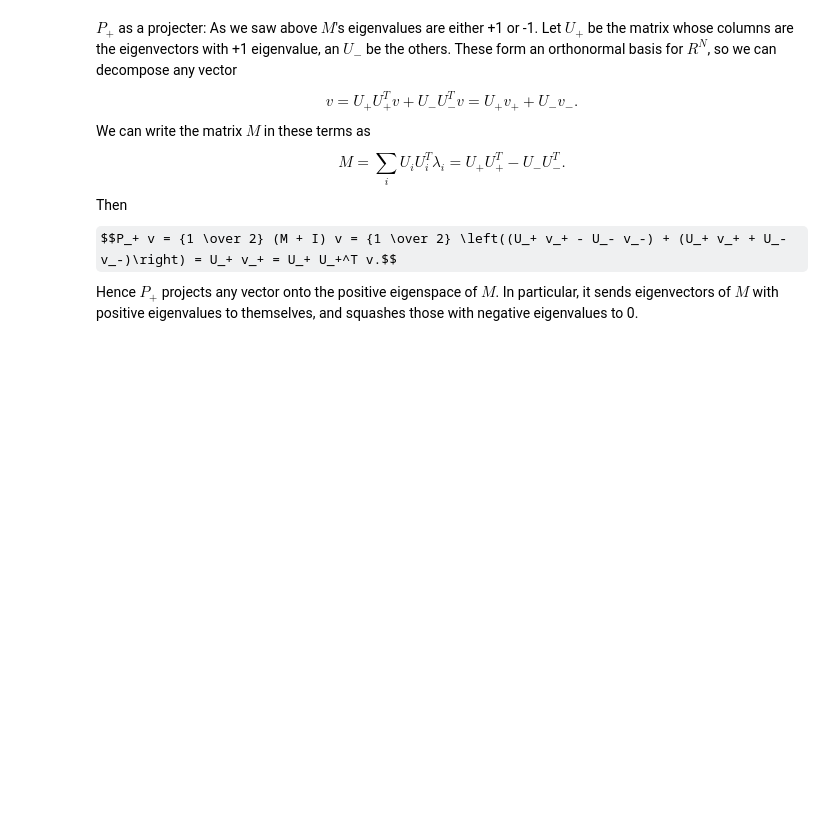
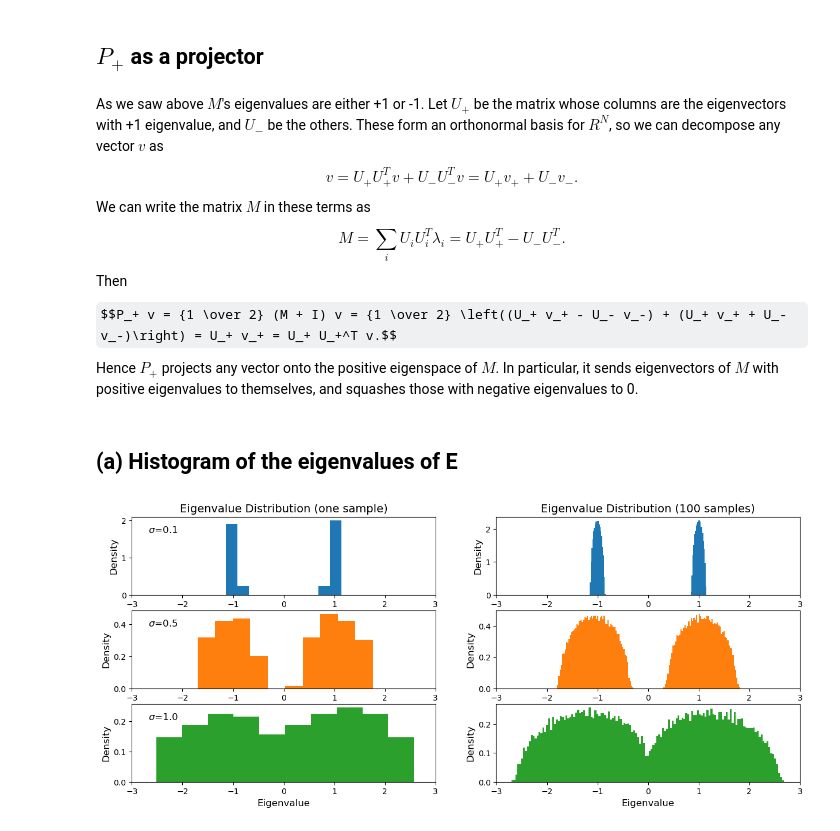
Before and after one commit to stootoon/first-course-rmt, a Jupyter notebook: Ex1_2_4.ipynb, the cells around one changed output. Cells and saved outputs as stored; diff of their text form; code cells hidden in the pictures; some formulas as TeX source; blank space fills up the shorter version.

```diff
--- a/Ex1_2_4.ipynb
+++ b/Ex1_2_4.ipynb
@@ -21,5 +23,37 @@ def gen_wigner_sym(N, sd):
   return sd * (H + H.T)/np.sqrt(2*N)
 # %%
 W = gen_wigner_sym(100, 0.1)
+# %% [markdown]
+## $P_+$ as a projector
 # %% [markdown]
-$P_+$ as a projecter: As we saw above $M$'s eigenvalues are either +1 or -1. Let $U_+$ be the matrix whose columns are the eigenvectors with +1 eigenvalue, an $U_-$ be the others. These form an orthonormal basis for $R^N$, so we can decompose any vector $$ v = U_+ U_+^T v + U_- U_-^T v = U_+ v_+ + U_- v_-.$$ We can write the matrix $M$ in these terms as $$ M = \sum_i U_i U_i^T \lambda_i = U_+ U_+^T - U_- U_-^T.$$  Then $$P_+ v = {1 \over 2} (M + I) v = {1 \over 2} \left((U_+ v_+ - U_- v_-) + (U_+ v_+ + U_- v_-)\right) = U_+ v_+ = U_+ U_+^T v.$$ Hence $P_+$ projects any vector onto the positive eigenspace of $M$. In particular, it sends eigenvectors of $M$ with positive eigenvalues to themselves, and squashes those with negative eigenvalues to 0.
+As we saw above $M$'s eigenvalues are either +1 or -1. Let $U_+$ be the matrix whose columns are the eigenvectors with +1 eigenvalue, and $U_-$ be the others. These form an orthonormal basis for $R^N$, so we can decompose any vector $v$ as $$ v = U_+ U_+^T v + U_- U_-^T v = U_+ v_+ + U_- v_-.$$ We can write the matrix $M$ in these terms as $$ M = \sum_i U_i U_i^T \lambda_i = U_+ U_+^T - U_- U_-^T.$$  Then $$P_+ v = {1 \over 2} (M + I) v = {1 \over 2} \left((U_+ v_+ - U_- v_-) + (U_+ v_+ + U_- v_-)\right) = U_+ v_+ = U_+ U_+^T v.$$ Hence $P_+$ projects any vector onto the positive eigenspace of $M$. In particular, it sends eigenvectors of $M$ with positive eigenvalues to themselves, and squashes those with negative eigenvalues to 0.
+# %% [markdown]
+## (a) Histogram of the eigenvalues of E
+# %%
+def gen_E(N, sd):
+    M = gen_rand_sym(N)
+    X = gen_wigner_sym(N, sd)
+    return M + X
+# %%
+N = 200
+sd_vals = [0.1,0.5,1.0]
+n_sd = len(sd_vals)
+E_samps = [[gen_E(N, sd) for _ in range(101)] for sd in sd_vals]
+evals = [[np.linalg.eigvalsh(Ei) for Ei in E_samps[i]] for i in range(n_sd)]
+# %%
+fig, ax = plt.subplots(n_sd, 2, figsize=(15, 2*n_sd))
+xl = (-3., 3.)
+for i, sd in enumerate(sd_vals):
+    ax[i,0].hist(evals[i][0], bins=10, density=True, label = f"$\\sigma$={sd}", color=f"C{i}")
+    ax[i,0].set_xlim(xl)
+    ax[i,0].legend(loc="upper left", frameon=False, fontsize=12, handlelength=0)
+    ax[i,0].set_ylabel("Density", fontsize=12)
+    i == 0 and ax[i,0].set_title("Eigenvalue Distribution (one sample)", fontsize=14)
+    e_rest = np.array(evals[i][1:]).flatten()
+    ax[i,1].hist(e_rest, bins=int(np.sqrt(len(e_rest))), density=True, color=f"C{i}")
+    ax[i,1].set_xlim(xl)
+    ax[i,1].set_ylabel("Density", fontsize=12)
+    i == 0 and ax[i,1].set_title("Eigenvalue Distribution (100 samples)", fontsize=14)
+    i == n_sd - 1 and [ax[i,j].set_xlabel("Eigenvalue", fontsize=12) for j in [0,1]]
+# %% [output]
+[figure, added]
```
Also changed, not shown: parts of 3 cells of this notebook.
